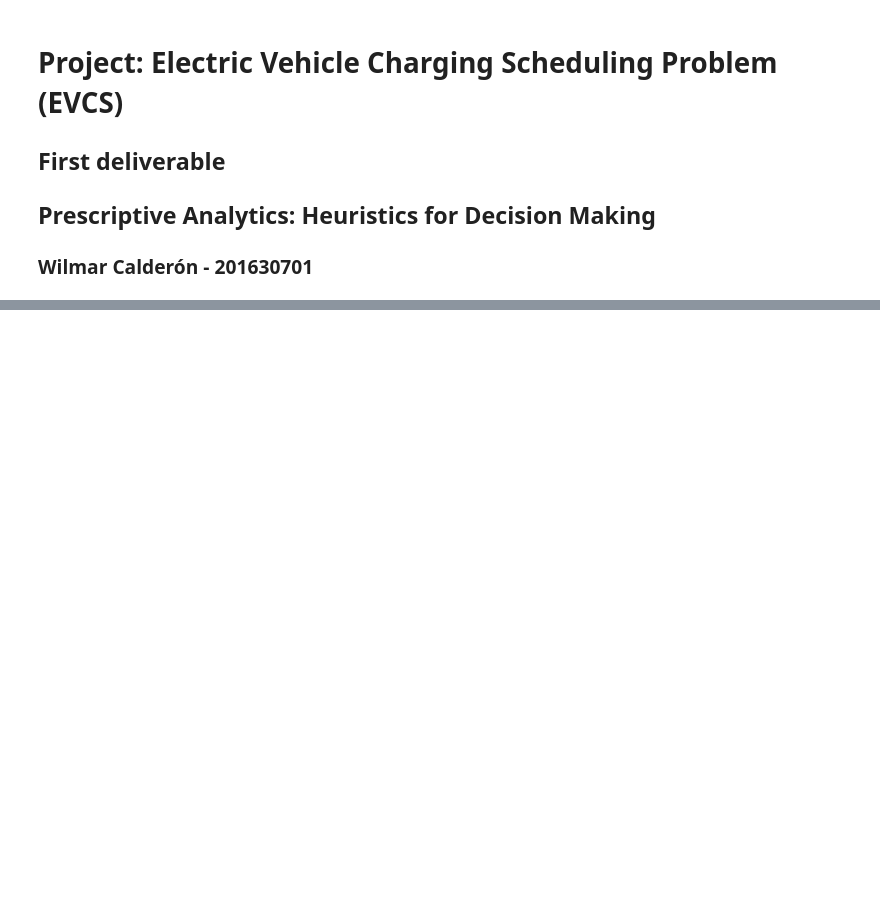
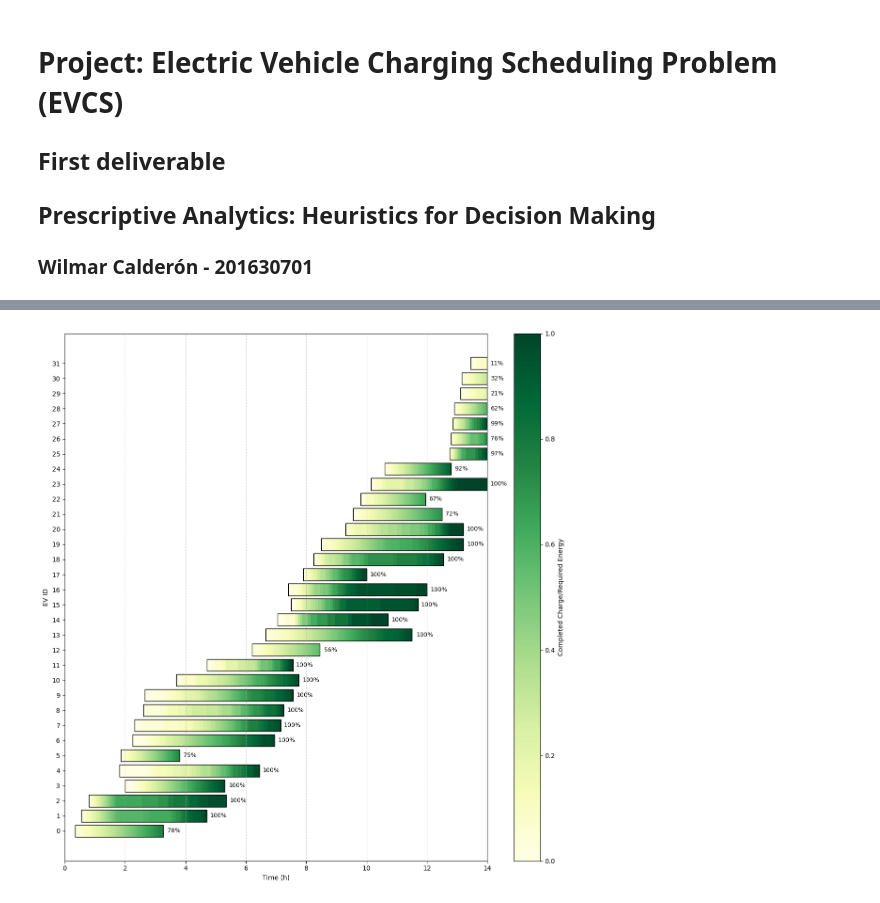
Before and after one commit to wilmarc/Heuristics, a Jupyter notebook: EV Charging Project/EVCP.ipynb, the cells around one changed output, grey strips where cells are left out. Saved outputs shown, nothing was run; the diff lists cells and outputs as text; code cells hidden in the pictures; blank space fills up the shorter version.

```diff
--- a/EV Charging Project/EVCP.ipynb
+++ b/EV Charging Project/EVCP.ipynb
@@ -74,0 +346,81 @@ energy_prices:
+# %%
+session_df = dfs["arrivals"]
+
+df=df.copy()
+df.index=df["Time"]
+
+charged_energy = df.drop(columns=["Time", "TotalPower"]).cumsum()
+
+charging_prof=charged_energy.div(session_df["required_energy"])
+
+charging_prof=charging_prof.T
+# %%
+# Plot
+fig, ax = plt.subplots(figsize=(12, 12))
+cmap = cm.get_cmap("YlGn")
+norm = Normalize(vmin=0, vmax=1)
+
+# Time Values
+time_values = np.array([float(t) for t in charging_prof.columns])
+
+# Loop through each EV
+for i, row in charging_prof.iterrows():
+    ev_id = str(i)
+    arrival = session_df.loc[i, "arrival_time"]
+    departure = session_df.loc[i, "departure_time"]
+
+    # Extract power values as a NumPy array
+    powers = row.values
+
+    # Filter time window
+    mask = (time_values >= arrival) & (time_values <= departure)
+    times = time_values[mask]
+    powers = powers[mask]
+
+    # # Normalize power for color (or replace with cumulative energy/efficiency if preferred)
+    colors = cmap(norm(powers))
+
+    # Draw segments
+    for j in range(len(times) - 1):
+        ax.barh(
+            y=ev_id,
+            width=times[j+1] - times[j],
+            left=times[j],
+            height=0.8,
+            color=colors[j],
+            edgecolor="none"
+        )
+    ax.barh(
+        y=ev_id,
+        width=times[-1] - times[0],
+        left=times[0],
+        height=0.8,
+        color="none",
+        edgecolor="black"
+    )
+    percent = powers[-1] * 100
+
+    # Add annotation
+    ax.text(
+        x=departure + 0.1,  # small offset to the right
+        y=int(ev_id),
+        s=f"{percent:.0f}%",
+        va="center",
+        ha="left",
+        fontsize=9,
+        color="black"
+    )
+
+ax.set_xlabel("Time (h)")
+ax.set_ylabel("EV ID")
+# ax.set_title("EV Charging Schedule")
+ax.grid(True, axis='x', linestyle='--', alpha=0.5)
+ax.set_xlim([0,14])
+# Step 5: Colorbar
+sm = cm.ScalarMappable(norm=norm, cmap=cmap)
+sm.set_array([])
+fig.colorbar(sm, ax=ax, label="Completed Charge/Required Energy")
+plt.tight_layout()
+plt.show()
+# %% [output]
+[figure, added]
```
Also changed, not shown: parts of 12 cells of this notebook, 37 other files.
